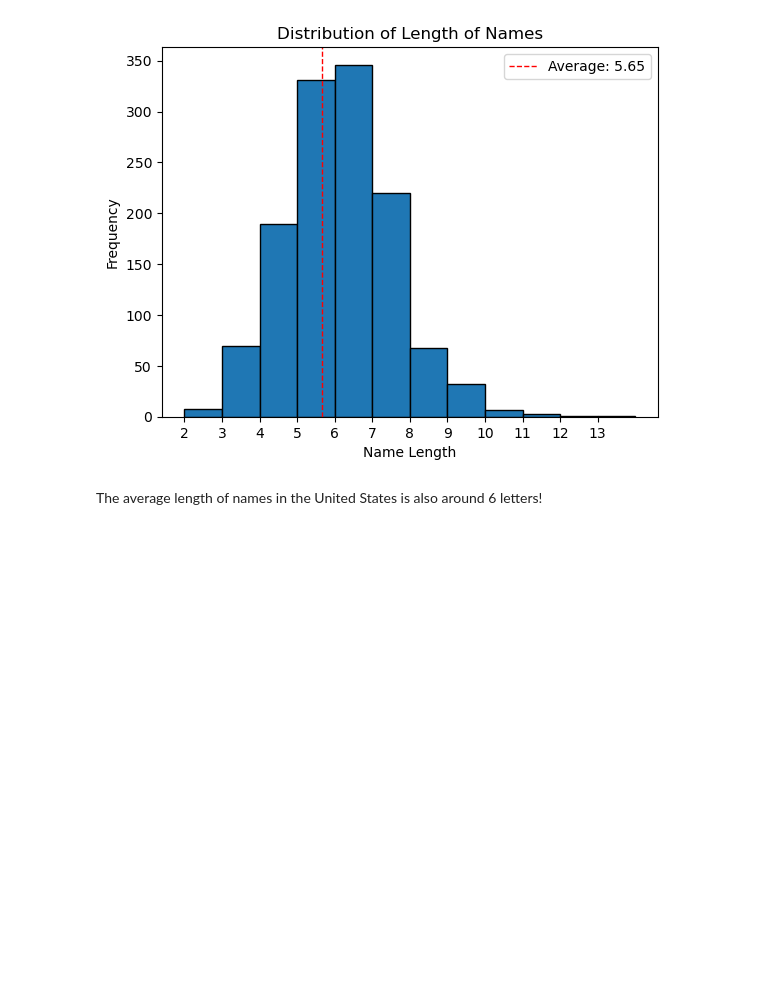
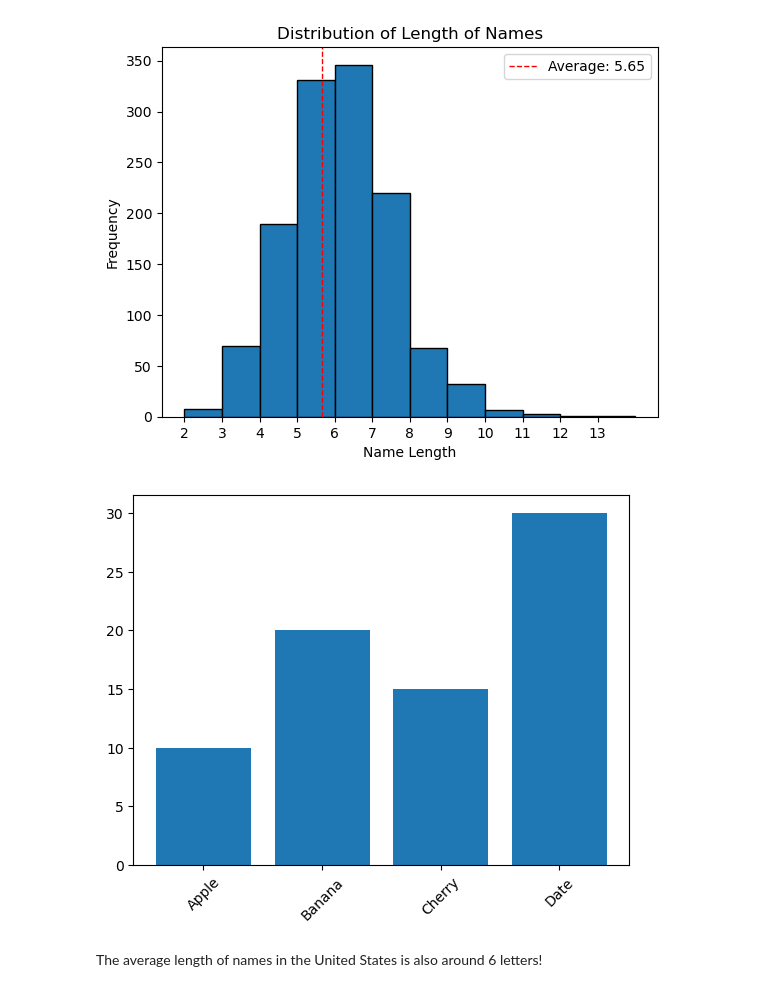
Before and after one commit to JunjieHuangWithEnameDylan/DS100-su24-materials, a Jupyter notebook: lecture/lec01/lec01/lec01-su24.ipynb, the cells around one changed output. Drawn from its saved outputs; the diff is of its cells as text; code cells hidden in the pictures; blank space fills up the shorter version.

```diff
--- a/lecture/lec01/lec01/lec01-su24.ipynb
+++ b/lecture/lec01/lec01/lec01-su24.ipynb
@@ -190,6 +190,20 @@ plt.xticks(range(min(name_lengths), max(name_lengths) + 1))   # 显示刻度的
 plt.show()
 # %% [output]
 [figure]
+# %%
+import matplotlib.pyplot as plt
+
+x = [0, 1, 2, 3]
+y = [10, 20, 15, 30]
+
+plt.bar(x, y)
+
+# 设置刻度和标签
+plt.xticks([0, 1, 2, 3], ['Apple', 'Banana', 'Cherry', 'Date'], rotation=45)
+
+plt.show()
+# %% [output]
+[figure, added]
 # %% [markdown]
 The average length of names in the United States is also around 6 letters!
 # %% [markdown]
```
Also changed, not shown: parts of 3 cells of this notebook.
